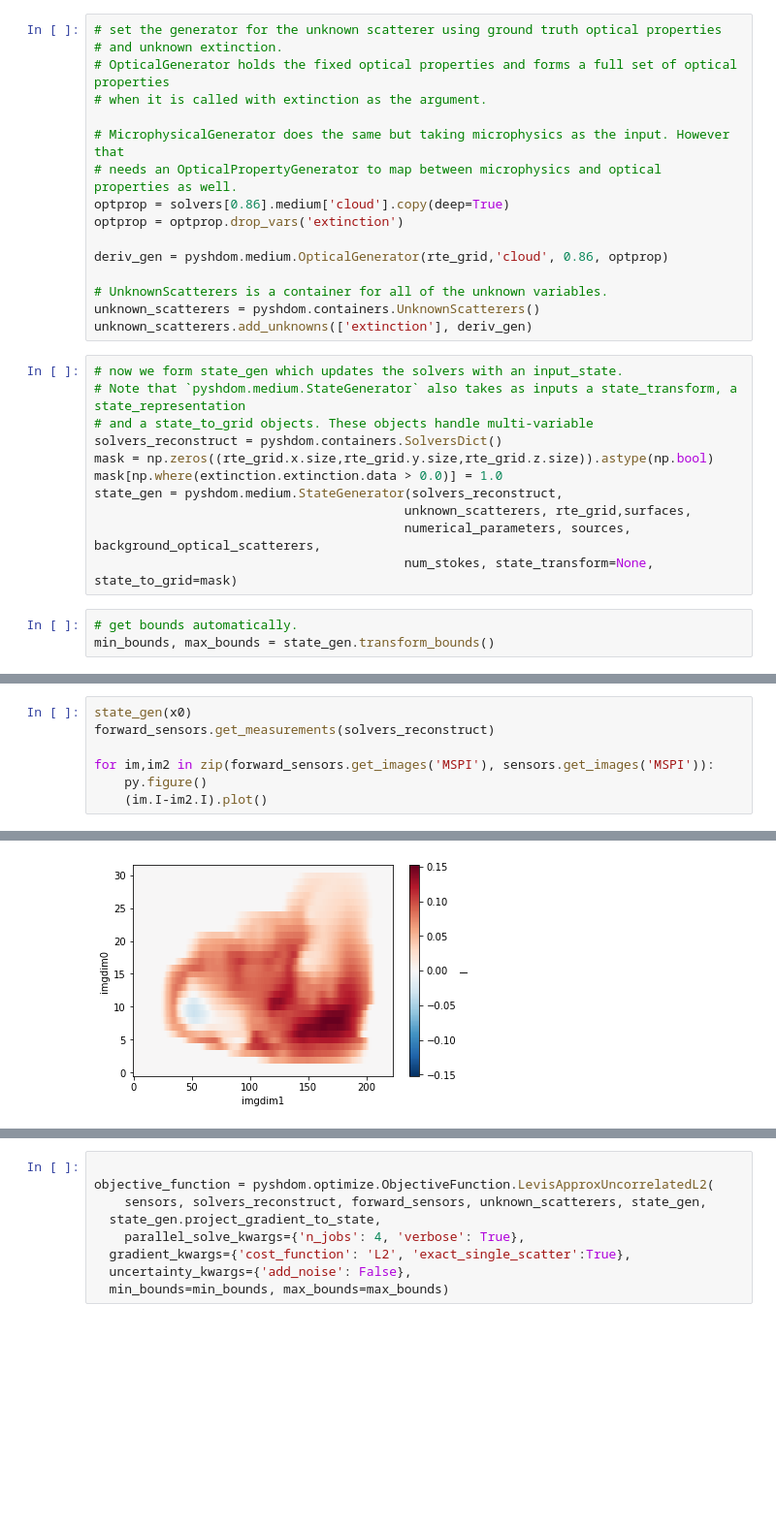
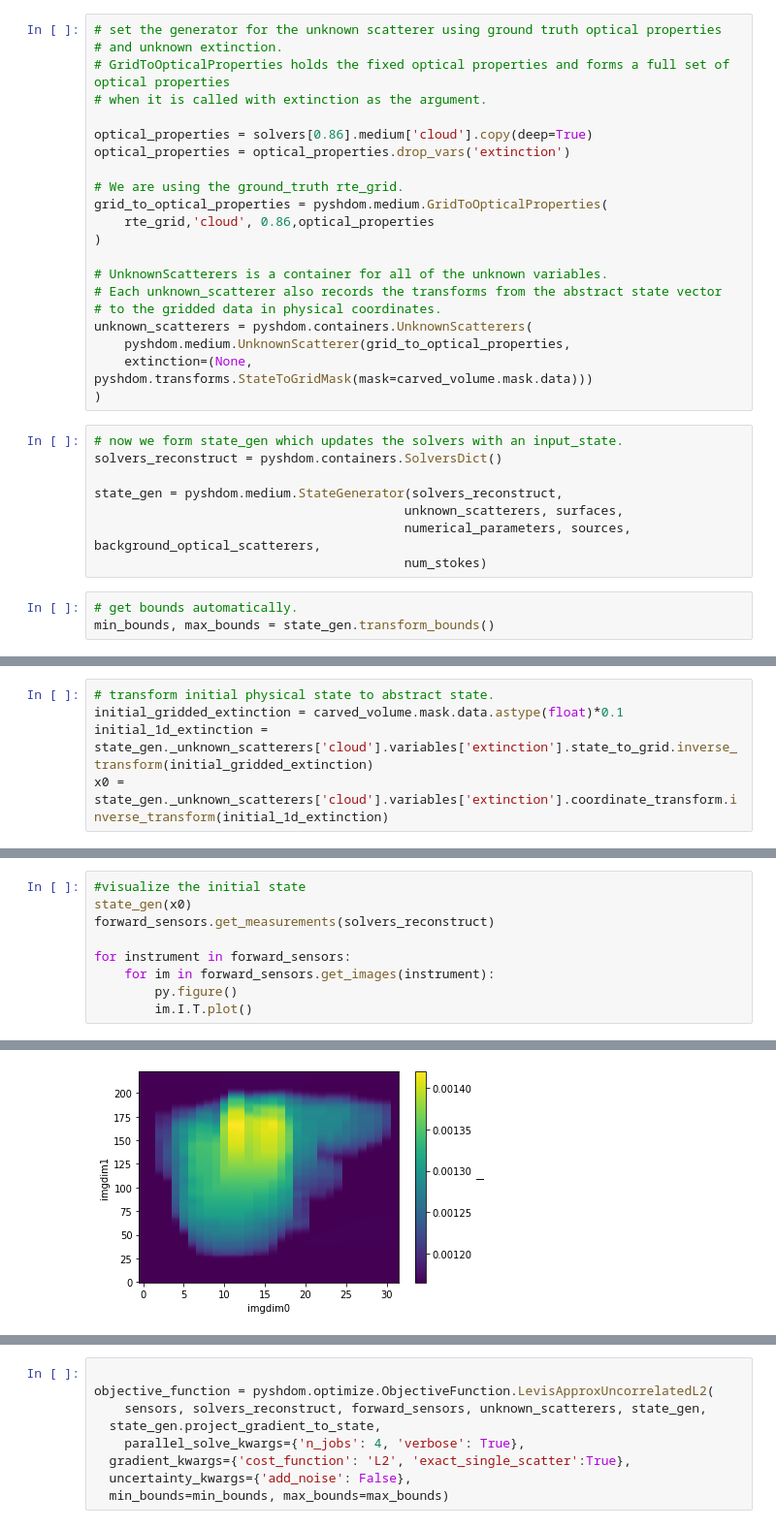
Before and after one commit to CloudTomography/AT3D, a Jupyter notebook: notebooks/SimpleInverseProblem.ipynb, the cells around one changed output, grey strips where cells are left out. Shown at 97% size. Saved outputs shown, nothing was run; the diff lists cells and outputs as text; blank space fills up the shorter version.

Commit message:
Update tutorial notebooks. Move 1D retrieval to initialization.py.

```diff
--- a/notebooks/SimpleInverseProblem.ipynb
+++ b/notebooks/SimpleInverseProblem.ipynb
@@ -78,30 +87,32 @@ for key in forward_sensors.get_unique_solvers():
 # %%
 # set the generator for the unknown scatterer using ground truth optical properties
 # and unknown extinction.
-# OpticalGenerator holds the fixed optical properties and forms a full set of optical properties
+# GridToOpticalProperties holds the fixed optical properties and forms a full set of optical properties
 # when it is called with extinction as the argument.
 
-# MicrophysicalGenerator does the same but taking microphysics as the input. However that
-# needs an OpticalPropertyGenerator to map between microphysics and optical properties as well.
-optprop = solvers[0.86].medium['cloud'].copy(deep=True)
-optprop = optprop.drop_vars('extinction')
+optical_properties = solvers[0.86].medium['cloud'].copy(deep=True)
+optical_properties = optical_properties.drop_vars('extinction')
 
-deriv_gen = pyshdom.medium.OpticalGenerator(rte_grid,'cloud', 0.86, optprop)
+# We are using the ground_truth rte_grid.
+grid_to_optical_properties = pyshdom.medium.GridToOpticalProperties(
+    rte_grid,'cloud', 0.86,optical_properties
+)
 
 # UnknownScatterers is a container for all of the unknown variables.
-unknown_scatterers = pyshdom.containers.UnknownScatterers()
-unknown_scatterers.add_unknowns(['extinction'], deriv_gen)
+# Each unknown_scatterer also records the transforms from the abstract state vector
+# to the gridded data in physical coordinates.
+unknown_scatterers = pyshdom.containers.UnknownScatterers(
+    pyshdom.medium.UnknownScatterer(grid_to_optical_properties,
+    extinction=(None, pyshdom.transforms.StateToGridMask(mask=carved_volume.mask.data)))
+)
 # %%
 # now we form state_gen which updates the solvers with an input_state.
-# Note that `pyshdom.medium.StateGenerator` also takes as inputs a state_transform, a state_representation
-# and a state_to_grid objects. These objects handle multi-variable
 solvers_reconstruct = pyshdom.containers.SolversDict()
-mask = np.zeros((rte_grid.x.size,rte_grid.y.size,rte_grid.z.size)).astype(np.bool)
-mask[np.where(extinction.extinction.data > 0.0)] = 1.0
+
 state_gen = pyshdom.medium.StateGenerator(solvers_reconstruct,
-                                         unknown_scatterers, rte_grid,surfaces,
+                                         unknown_scatterers, surfaces,
                                          numerical_parameters, sources, background_optical_scatterers,
-                                         num_stokes, state_transform=None, state_to_grid=mask)
+                                         num_stokes)
 # %%
 # get bounds automatically.
 min_bounds, max_bounds = state_gen.transform_bounds()
@@ -118,0 +119,5 @@ array([29.9956639, 29.9956639, 29.9956639, ..., 29.9956639, 29.9956639,
+# %%
+# transform initial physical state to abstract state.
+initial_gridded_extinction = carved_volume.mask.data.astype(float)*0.1
+initial_1d_extinction = state_gen._unknown_scatterers['cloud'].variables['extinction'].state_to_grid.inverse_transform(initial_gridded_extinction)
+x0 = state_gen._unknown_scatterers['cloud'].variables['extinction'].coordinate_transform.inverse_transform(initial_1d_extinction)
@@ -119,8 +129,10 @@ array([29.9956639, 29.9956639, 29.9956639, ..., 29.9956639, 29.9956639,
 # %%
+#visualize the initial state
 state_gen(x0)
 forward_sensors.get_measurements(solvers_reconstruct)
 
-for im,im2 in zip(forward_sensors.get_images('MSPI'), sensors.get_images('MSPI')):
-    py.figure()
-    (im.I-im2.I).plot()
+for instrument in forward_sensors:
+    for im in forward_sensors.get_images(instrument):
+        py.figure()
+        im.I.T.plot()
 # %% [output]
@@ -127 +144 @@ for im,im2 in zip(forward_sensors.get_images('MSPI'), sensors.get_images('MSPI')
-[figure, old version]
+[figure, new version]
```
Also changed, not shown: parts of 19 cells of this notebook, 13 other files.
